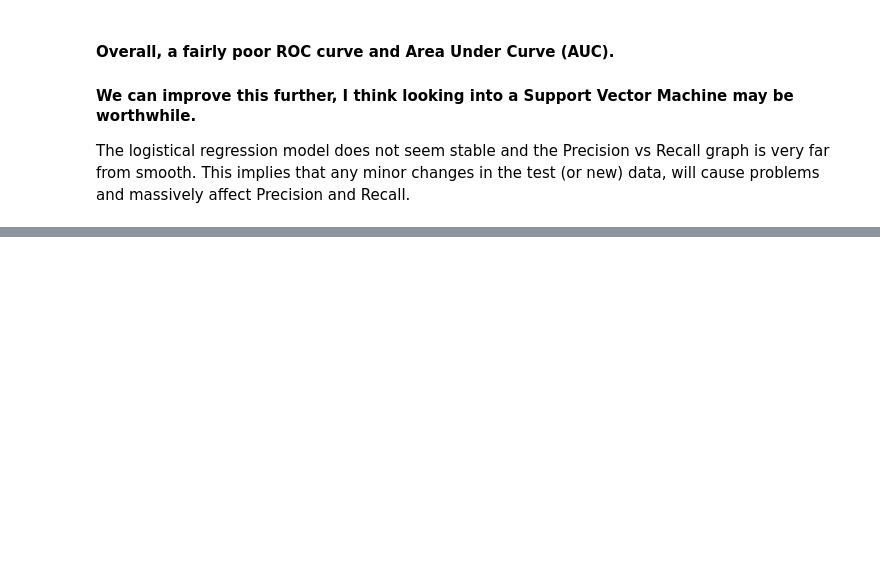
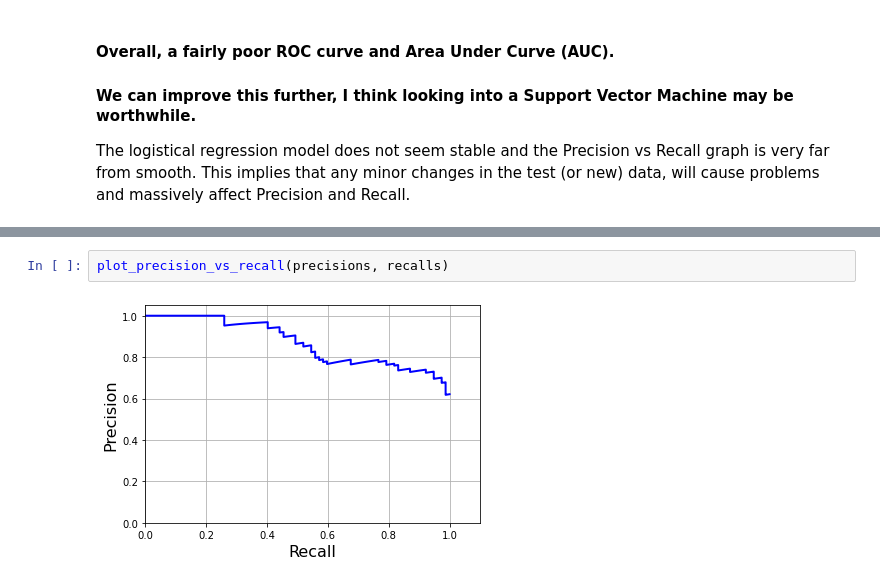
Before and after one commit to ashishthanki/MLProjects, a Jupyter notebook: SupervisedLearning/RocksAndMines/Rocks and Mine Dataset.ipynb, the cells around one changed output, grey strips where cells are left out. Cells and saved outputs as stored; diff of their text form; blank space fills up the shorter version.

```diff
--- a/SupervisedLearning/RocksAndMines/Rocks and Mine Dataset.ipynb
+++ b/SupervisedLearning/RocksAndMines/Rocks and Mine Dataset.ipynb
@@ -390,0 +456,4 @@ The logistical regression model does not seem stable and the Precision vs Recall
+# %%
+plot_precision_vs_recall(precisions, recalls)
+# %% [output]
+[figure, added]
```
Also changed, not shown: parts of 32 cells of this notebook, 2 other files.
